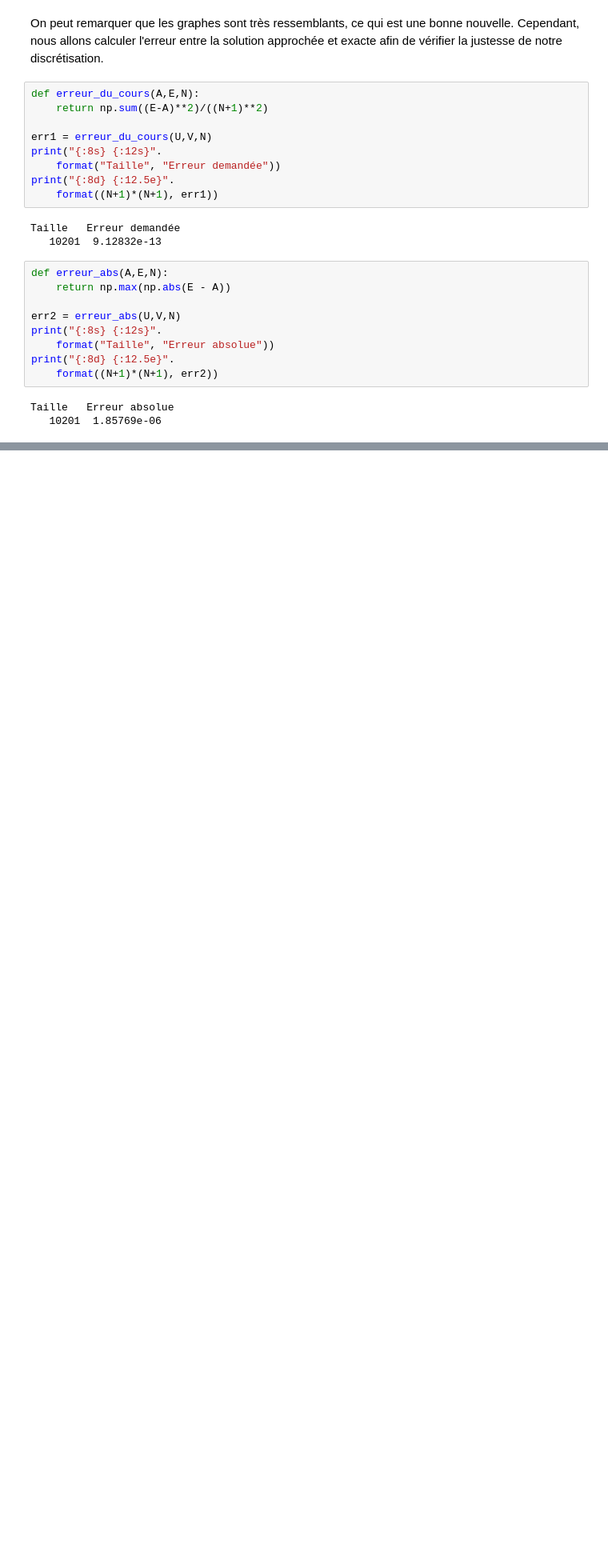
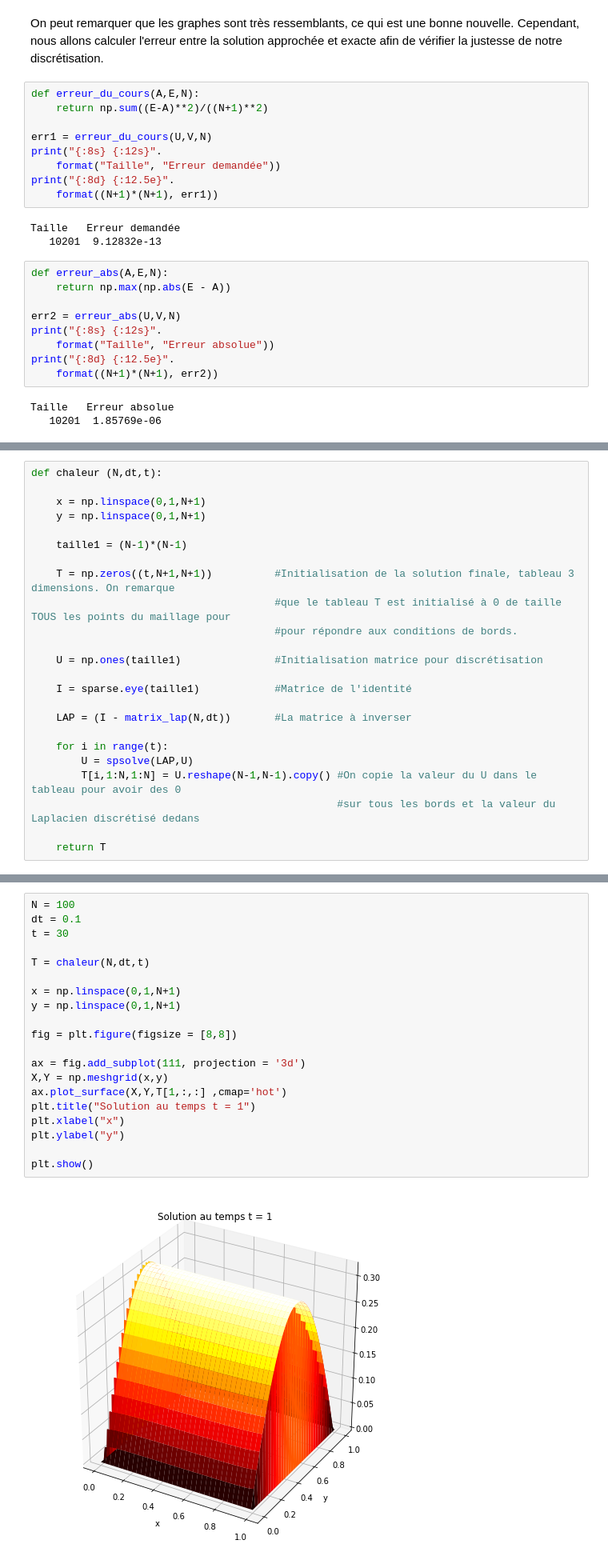
Before and after one commit to ThomasPhilibert0/cours, a Jupyter notebook: GTT/DiscretisationLaplacien.ipynb, the cells around one changed output, grey strips where cells are left out. Shown: that part at 80% size. Drawn from its saved outputs; the diff is of its cells as text; blank space fills up the shorter version.

```diff
--- a/GTT/DiscretisationLaplacien.ipynb
+++ b/GTT/DiscretisationLaplacien.ipynb
@@ -209,0 +365,24 @@ Taille   Erreur absolue
+# %%
+def chaleur (N,dt,t):
+
+    x = np.linspace(0,1,N+1)
+    y = np.linspace(0,1,N+1)
+
+    taille1 = (N-1)*(N-1)
+
+    T = np.zeros((t,N+1,N+1))          #Initialisation de la solution finale, tableau 3 dimensions. On remarque
+                                       #que le tableau T est initialisé à 0 de taille TOUS les points du maillage pour
+                                       #pour répondre aux conditions de bords.
+
+    U = np.ones(taille1)               #Initialisation matrice pour discrétisation
+
+    I = sparse.eye(taille1)            #Matrice de l'identité
+
+    LAP = (I - matrix_lap(N,dt))       #La matrice à inverser
+
+    for i in range(t):
+        U = spsolve(LAP,U)
+        T[i,1:N,1:N] = U.reshape(N-1,N-1).copy() #On copie la valeur du U dans le tableau pour avoir des 0
+                                                 #sur tous les bords et la valeur du Laplacien discrétisé dedans
+
+    return T
@@ -209,0 +391,22 @@ Taille   Erreur absolue
+# %%
+N = 100
+dt = 0.1
+t = 30
+
+T = chaleur(N,dt,t)
+
+x = np.linspace(0,1,N+1)
+y = np.linspace(0,1,N+1)
+
+fig = plt.figure(figsize = [8,8])
+
+ax = fig.add_subplot(111, projection = '3d')
+X,Y = np.meshgrid(x,y)
+ax.plot_surface(X,Y,T[1,:,:] ,cmap='hot')
+plt.title("Solution au temps t = 1")
+plt.xlabel("x")
+plt.ylabel("y")
+
+plt.show()
+# %% [output]
+[figure, added]
```
Also changed, not shown: parts of 25 cells of this notebook.
